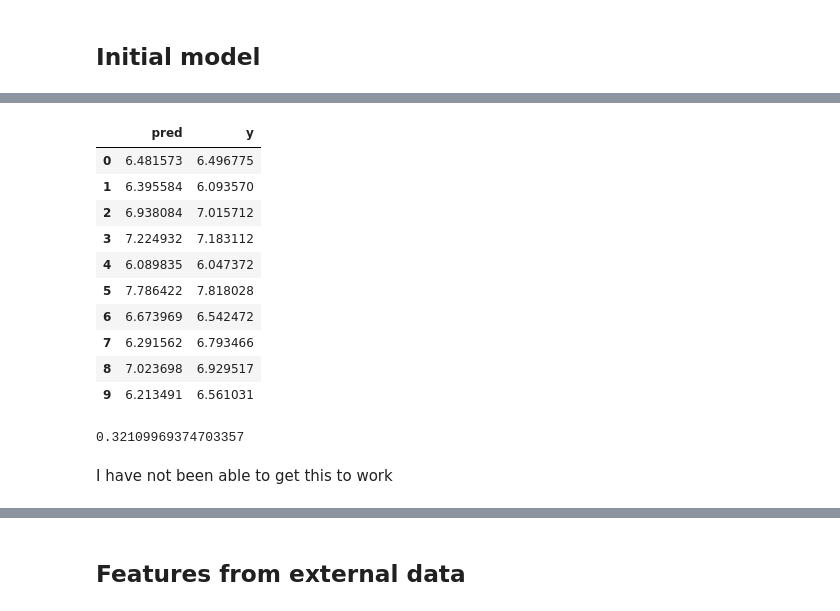
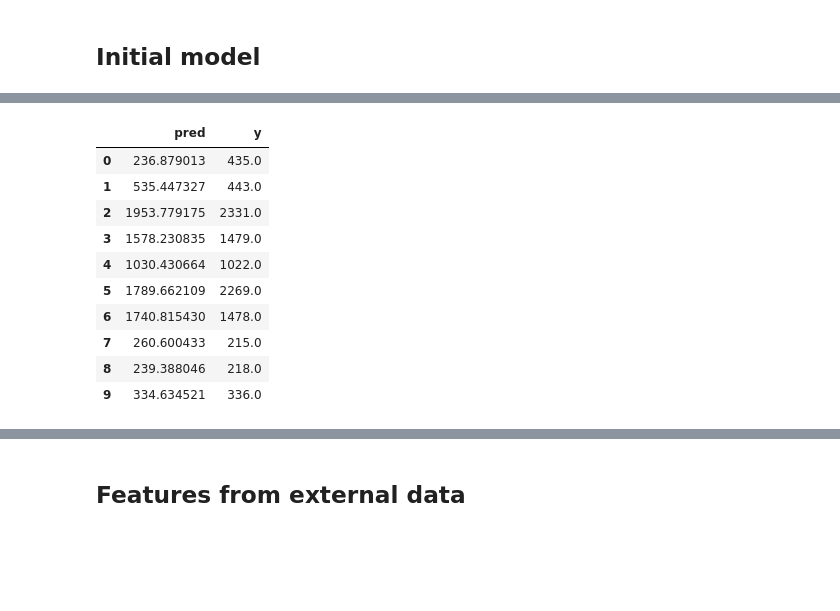
Before and after one commit to USF-ML2/notebooks, a Jupyter notebook: feature_eng_nyc_taxi.ipynb, the cells around one changed output, grey strips where cells are left out. Saved outputs shown, nothing was run; the diff lists cells and outputs as text; code cells hidden in the pictures; blank space fills up the shorter version.

```diff
--- a/feature_eng_nyc_taxi.ipynb
+++ b/feature_eng_nyc_taxi.ipynb
@@ -324,9 +392,27 @@ train_set.shape
+# %%
+# here is the list of parameters
+# https://github.com/dmlc/xgboost/blob/master/doc/parameter.md
+
+xgb_pars = {'min_child_weight': 50, 'eta': 0.1, 'colsample_bytree': 0.3, 'max_depth': 10,
+            'subsample': 0.8, 'lambda': 1., 'nthread': -1, 'booster' : 'gbtree', 'silent': 1,
+            'eval_metric': 'rmse', 'objective': 'reg:linear'}
+# %%
+# initially training on a subset of the data
+#train_set = train_set[:500000]
+train_set.shape
+
+train_y = train_set['log_trip_duration'].values
+val_y = val_set['log_trip_duration'].values
+
+dtrain = xgb.DMatrix(train_set[features].values, label=train_y)
+dvalid = xgb.DMatrix(val_set[features].values, label=val_y)
+dtest = xgb.DMatrix(test[features].values)
+watchlist = [(dtrain, 'train'), (dvalid, 'valid')]
 # %%
-from sklearn.ensemble import RandomForestRegressor
+# train xgboost model
 t0 = dt.datetime.now()
-rf = RandomForestRegressor(n_estimators=100, n_jobs=2)
-train_y = train_set['log_trip_duration'].values
-rf.fit(train_set[features], train_y)
+gbm = xgb.train(xgb_pars, dtrain, 100, watchlist, early_stopping_rounds=50,
+                maximize=False, verbose_eval=10)
 t1 = dt.datetime.now()
-print('Time fitting random forest: %i seconds' % (t1 - t0).seconds)
+print('Time fitting xgb: %i seconds' % (t1 - t0).seconds)
 # %% [output]
@@ -336,23 +433,19 @@ predictions = rf.predict(val_set[features])
+# %%
+predictions = gbm.predict(dvalid)
 # %%
-val_y = val_set['log_trip_duration'].values
-res = pd.DataFrame({'pred': predictions, 'y':val_y})
+val_y = val_set['trip_duration'].values
+pred = np.exp(predictions) -1
+res = pd.DataFrame({'pred': pred, 'y': val_y})
 res.head(10)
 # %% [output]
 |  | pred | y |
-| 0 | 6.481573 | 6.496775 |
-| 1 | 6.395584 | 6.093570 |
-| 2 | 6.938084 | 7.015712 |
-| 3 | 7.224932 | 7.183112 |
-| 4 | 6.089835 | 6.047372 |
-| 5 | 7.786422 | 7.818028 |
-| 6 | 6.673969 | 6.542472 |
-| 7 | 6.291562 | 6.793466 |
-| 8 | 7.023698 | 6.929517 |
-| 9 | 6.213491 | 6.561031 |
+| 0 | 236.879013 | 435.0 |
+| 1 | 535.447327 | 443.0 |
+| 2 | 1953.779175 | 2331.0 |
+| 3 | 1578.230835 | 1479.0 |
+| 4 | 1030.430664 | 1022.0 |
+| 5 | 1789.662109 | 2269.0 |
+| 6 | 1740.815430 | 1478.0 |
+| 7 | 260.600433 | 215.0 |
+| 8 | 239.388046 | 218.0 |
+| 9 | 334.634521 | 336.0 |
-# %%
-from sklearn.metrics import mean_squared_error
-np.sqrt(mean_squared_error(val_y,predictions))
-# %% [output]
-0.32109969374703357
-# %% [markdown]
-I have not been able to get this to work
```
Also changed, not shown: parts of 50 cells of this notebook.
